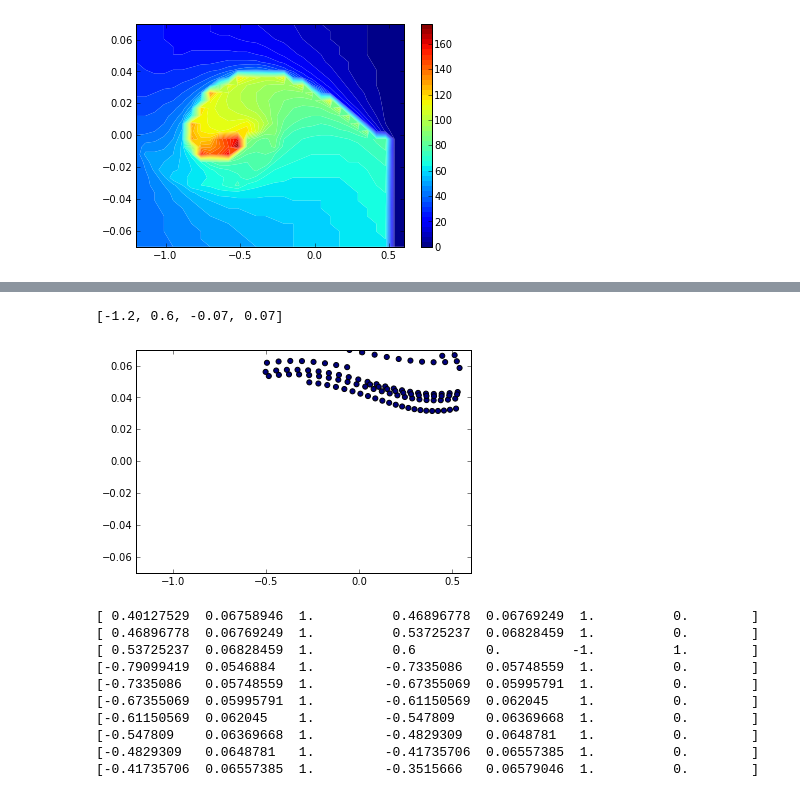
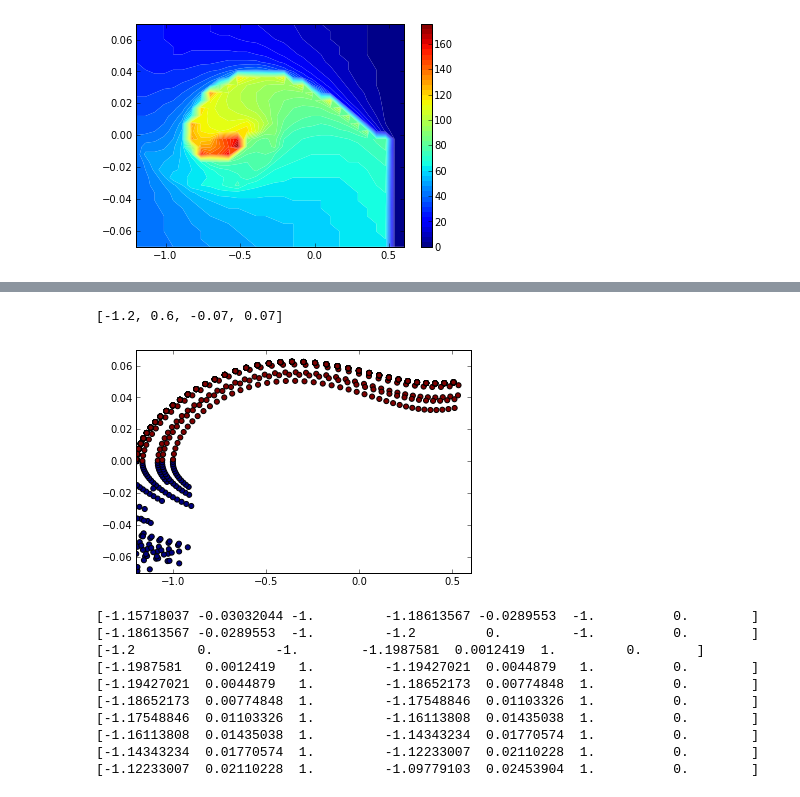
Before and after one commit to edouardklein/RL-and-IRL, a Jupyter notebook: Exp4.ipynb, the cells around one changed output, grey strips where cells are left out. Saved outputs shown, nothing was run; the diff lists cells and outputs as text; code cells hidden in the pictures.

```diff
--- a/Exp4.ipynb
+++ b/Exp4.ipynb
@@ -147,7 +143,6 @@ savetxt("mountain_car_batch_data.mat",data)
 # %%
 def mountain_car_manual_policy(state):
     position,speed = state
-    if -
     return -1. if speed <=0 else 1.
 plottable_episode_length = mountain_car_episode_vlength(mountain_car_manual_policy)
 X = linspace(-1.2,0.6,30)
@@ -199,48 +192,48 @@ data_test.shape
 # %%
 def mountain_car_interesting_state():
-    position = numpy.random.uniform(low=-1.2,high=0.6)
-    speed = numpy.random.uniform(low=0.04,high=0.07)
+    position = numpy.random.uniform(low=-1.2,high=-0.9)
+    speed = numpy.random.uniform(low=-0.07,high=0)
     return array([position,speed])
 
 def mountain_car_IRL_traj():
     traj = []
     state = mountain_car_interesting_state()
     reward = 0
     while reward == 0:
         action = mountain_car_manual_policy(state)
         next_state = mountain_car_next_state(state, action)
         next_action = mountain_car_manual_policy(next_state)
         reward = mountain_car_reward(hstack([state, action, next_state]))
         traj.append(hstack([state, action, next_state, next_action, reward]))
         state=next_state
     return array(traj)
 
 def mountain_car_IRL_data(nbsamples):
     data = mountain_car_IRL_traj()
     while len(data) < nbsamples:
         data = vstack([data,mountain_car_IRL_traj()])
     return data[:nbsamples]
 
-TRAJS = mountain_car_IRL_data(100)
+TRAJS = mountain_car_IRL_data(1000)
 scatter(TRAJS[:,0],TRAJS[:,1],c=TRAJS[:,2])
 axis([-1.2,0.6,-0.07,0.07])
 # %% [output]
 [-1.2, 0.6, -0.07, 0.07]
-[figure, old version]
+[figure, new version]
 # %%
 for t in TRAJS:
     print t
 # %% [output]
-[ 0.40127529  0.06758946  1.          0.46896778  0.06769249  1.          0.        ]
-[ 0.46896778  0.06769249  1.          0.53725237  0.06828459  1.          0.        ]
-[ 0.53725237  0.06828459  1.          0.6         0.         -1.          1.        ]
-[-0.79099419  0.0546884   1.         -0.7335086   0.05748559  1.          0.        ]
-[-0.7335086   0.05748559  1.         -0.67355069  0.05995791  1.          0.        ]
-[-0.67355069  0.05995791  1.         -0.61150569  0.062045    1.          0.        ]
-[-0.61150569  0.062045    1.         -0.547809    0.06369668  1.          0.        ]
-[-0.547809    0.06369668  1.         -0.4829309   0.0648781   1.          0.        ]
-[-0.4829309   0.0648781   1.         -0.41735706  0.06557385  1.          0.        ]
-[-0.41735706  0.06557385  1.         -0.3515666   0.06579046  1.          0.        ]
+[-1.15718037 -0.03032044 -1.         -1.18613567 -0.0289553  -1.          0.        ]
+[-1.18613567 -0.0289553  -1.         -1.2         0.         -1.          0.        ]
+[-1.2        0.        -1.        -1.1987581  0.0012419  1.         0.       ]
+[-1.1987581   0.0012419   1.         -1.19427021  0.0044879   1.          0.        ]
+[-1.19427021  0.0044879   1.         -1.18652173  0.00774848  1.          0.        ]
+[-1.18652173  0.00774848  1.         -1.17548846  0.01103326  1.          0.        ]
+[-1.17548846  0.01103326  1.         -1.16113808  0.01435038  1.          0.        ]
+[-1.16113808  0.01435038  1.         -1.14343234  0.01770574  1.          0.        ]
+[-1.14343234  0.01770574  1.         -1.12233007  0.02110228  1.          0.        ]
+[-1.12233007  0.02110228  1.         -1.09779103  0.02453904  1.          0.        ]
 # %%
 psi=mountain_car_psi
 phi=mountain_car_phi
```
Also changed, not shown: parts of 14 cells of this notebook, 1 other file.
